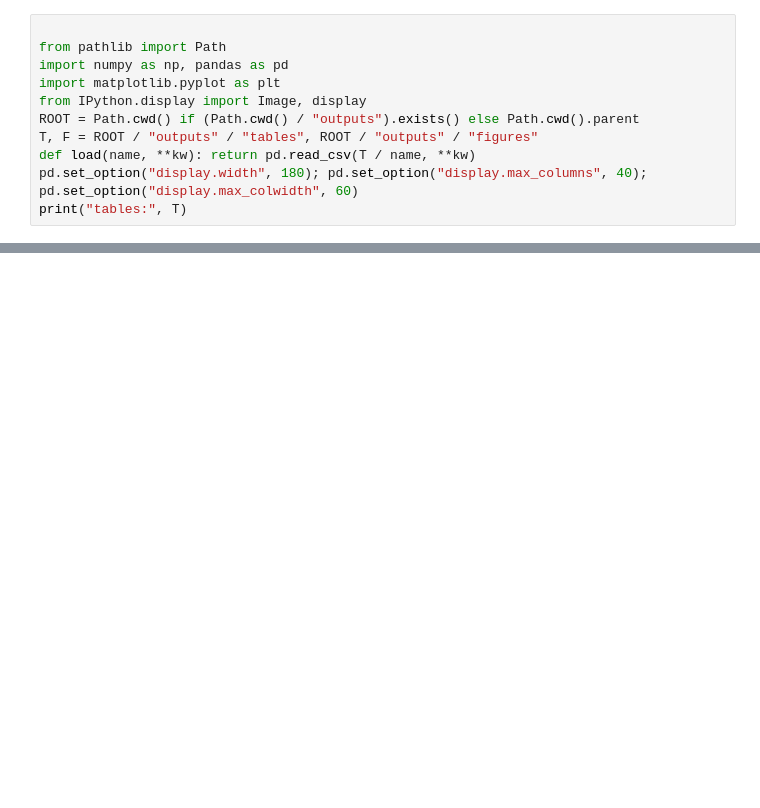
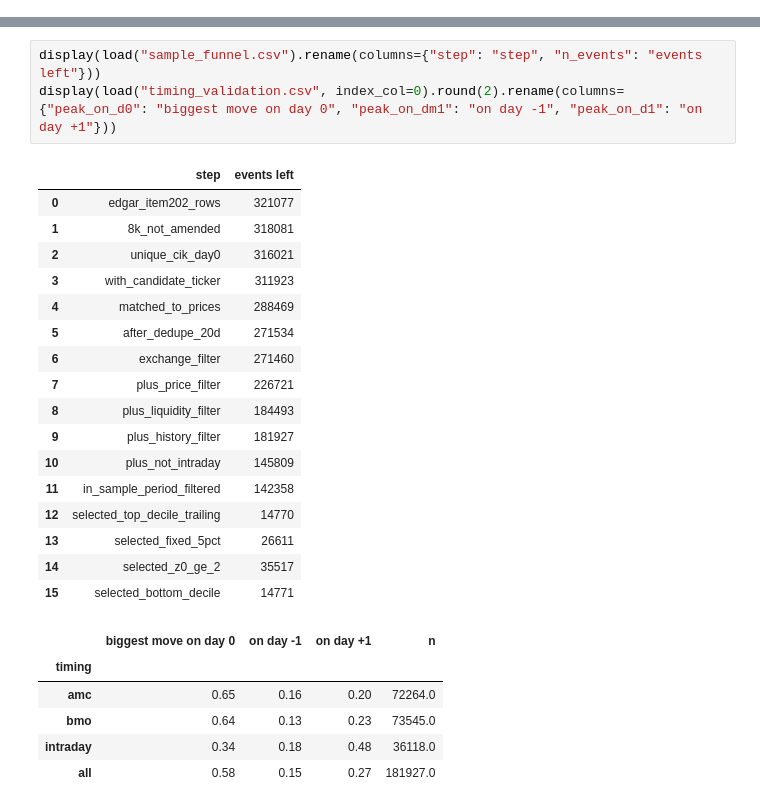
Before and after one commit to CashonPierre/earning_research, a Jupyter notebook: notebooks/report.ipynb, the cells around one changed output, grey strips where cells are left out. Drawn from its saved outputs; the diff is of its cells as text; blank space fills up the shorter version.

```diff
--- a/notebooks/report.ipynb
+++ b/notebooks/report.ipynb
@@ -3,11 +0,0 @@
-# %%
-
-from pathlib import Path
-import numpy as np, pandas as pd
-import matplotlib.pyplot as plt
-from IPython.display import Image, display
-ROOT = Path.cwd() if (Path.cwd() / "outputs").exists() else Path.cwd().parent
-T, F = ROOT / "outputs" / "tables", ROOT / "outputs" / "figures"
-def load(name, **kw): return pd.read_csv(T / name, **kw)
-pd.set_option("display.width", 180); pd.set_option("display.max_columns", 40); pd.set_option("display.max_colwidth", 60)
-print("tables:", T)
@@ -486,0 +78,27 @@ Martineau, C. (2022). Rest in peace post-earnings announcement drift. *Critical
+# %%
+display(load("sample_funnel.csv").rename(columns={"step": "step", "n_events": "events left"}))
+display(load("timing_validation.csv", index_col=0).round(2).rename(columns={"peak_on_d0": "biggest move on day 0", "peak_on_dm1": "on day -1", "peak_on_d1": "on day +1"}))
+# %% [output]
+|  | step | events left |
+| 0 | edgar_item202_rows | 321077 |
+| 1 | 8k_not_amended | 318081 |
+| 2 | unique_cik_day0 | 316021 |
+| 3 | with_candidate_ticker | 311923 |
+| 4 | matched_to_prices | 288469 |
+| 5 | after_dedupe_20d | 271534 |
+| 6 | exchange_filter | 271460 |
+| 7 | plus_price_filter | 226721 |
+| 8 | plus_liquidity_filter | 184493 |
+| 9 | plus_history_filter | 181927 |
+| 10 | plus_not_intraday | 145809 |
+| 11 | in_sample_period_filtered | 142358 |
+| 12 | selected_top_decile_trailing | 14770 |
+| 13 | selected_fixed_5pct | 26611 |
+| 14 | selected_z0_ge_2 | 35517 |
+| 15 | selected_bottom_decile | 14771 |
+|  | biggest move on day 0 | on day -1 | on day +1 | n |
+| timing |  |  |  |  |
+| amc | 0.65 | 0.16 | 0.20 | 72264.0 |
+| bmo | 0.64 | 0.13 | 0.23 | 73545.0 |
+| intraday | 0.34 | 0.18 | 0.48 | 36118.0 |
+| all | 0.58 | 0.15 | 0.27 | 181927.0 |
```
Also changed, not shown: parts of 47 cells of this notebook, 5 other files.
